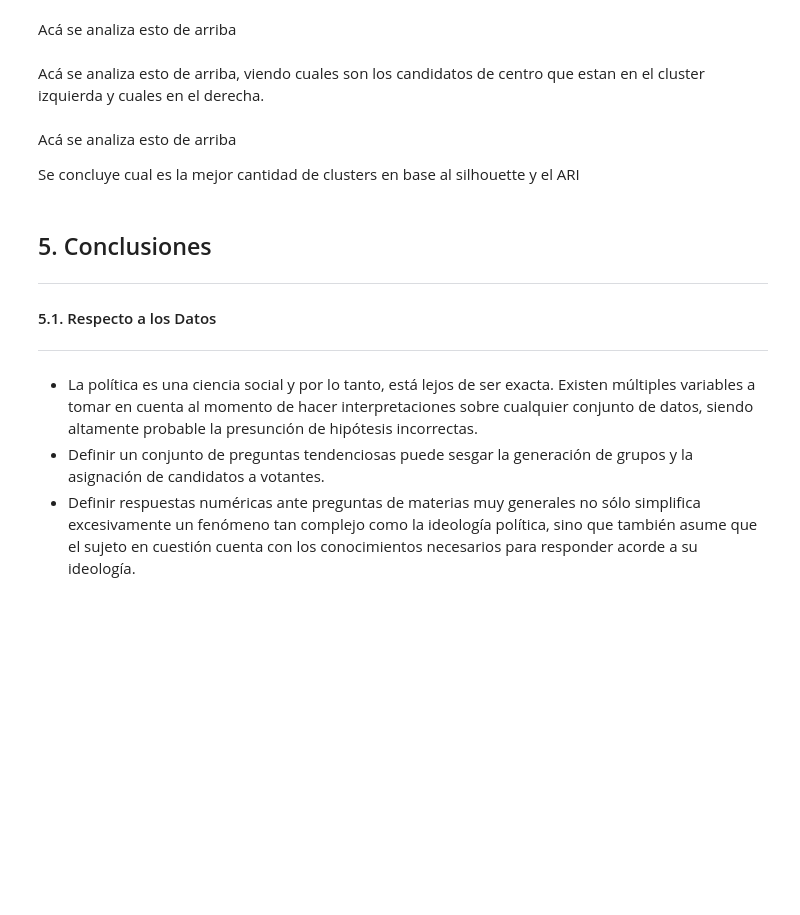
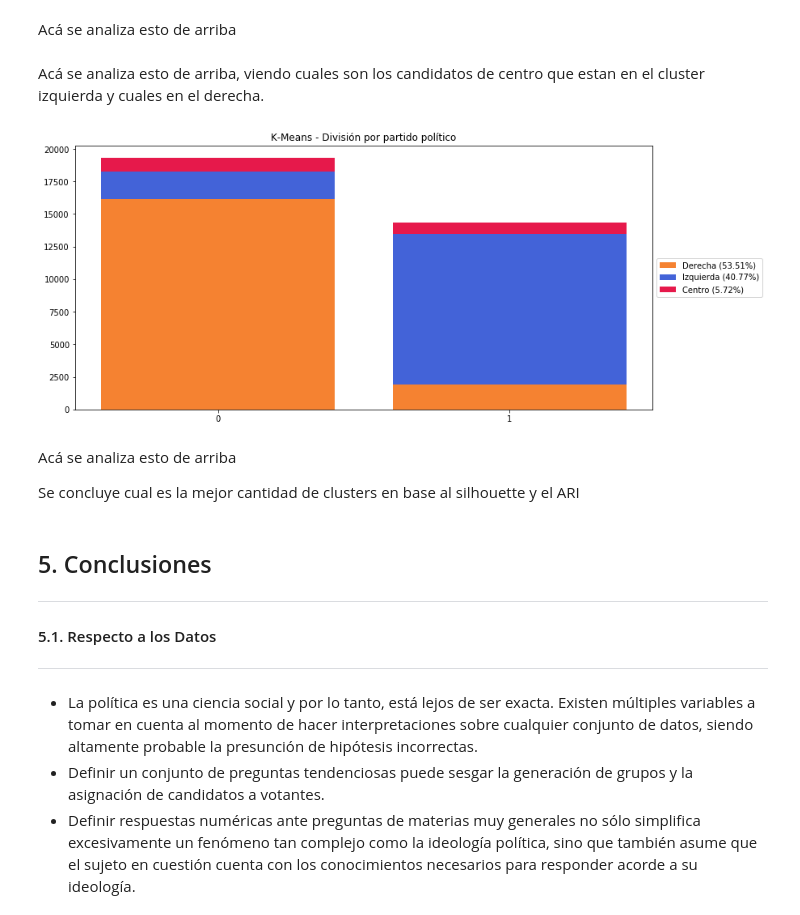
Before and after one commit to leanuy/aprendaut2019, a Jupyter notebook: lab4/notebook/notebook.ipynb, the cells around one changed output. Saved outputs shown, nothing was run; the diff lists cells and outputs as text; code cells hidden in the pictures; blank space fills up the shorter version.

```diff
--- a/lab4/notebook/notebook.ipynb
+++ b/lab4/notebook/notebook.ipynb
@@ -379,3 +607,12 @@ Acá se analiza esto de arriba, viendo cuales son los candidatos de centro que e
+# %%
+# Gráfica KMeans - División por espectro unidimensional
+# IMPORTANTE: Para obtener resultados originales y ARI ejecutar KMeans con k = 2
+options = defaultOptionsKM.copy()
+options['kmeans_analysis'] = KmeansAnalysis.PARTIES
+options['candidate_division'] = CandidateDivision.SPECTRUM
+kMeansPlotting.plotKMeans(dataset, candidates, centroids, classes, options)
+# %% [output]
+[figure, added]
 # %% [markdown]
 Acá se analiza esto de arriba
 
```
Also changed, not shown: parts of 46 cells of this notebook, 3 other files.
